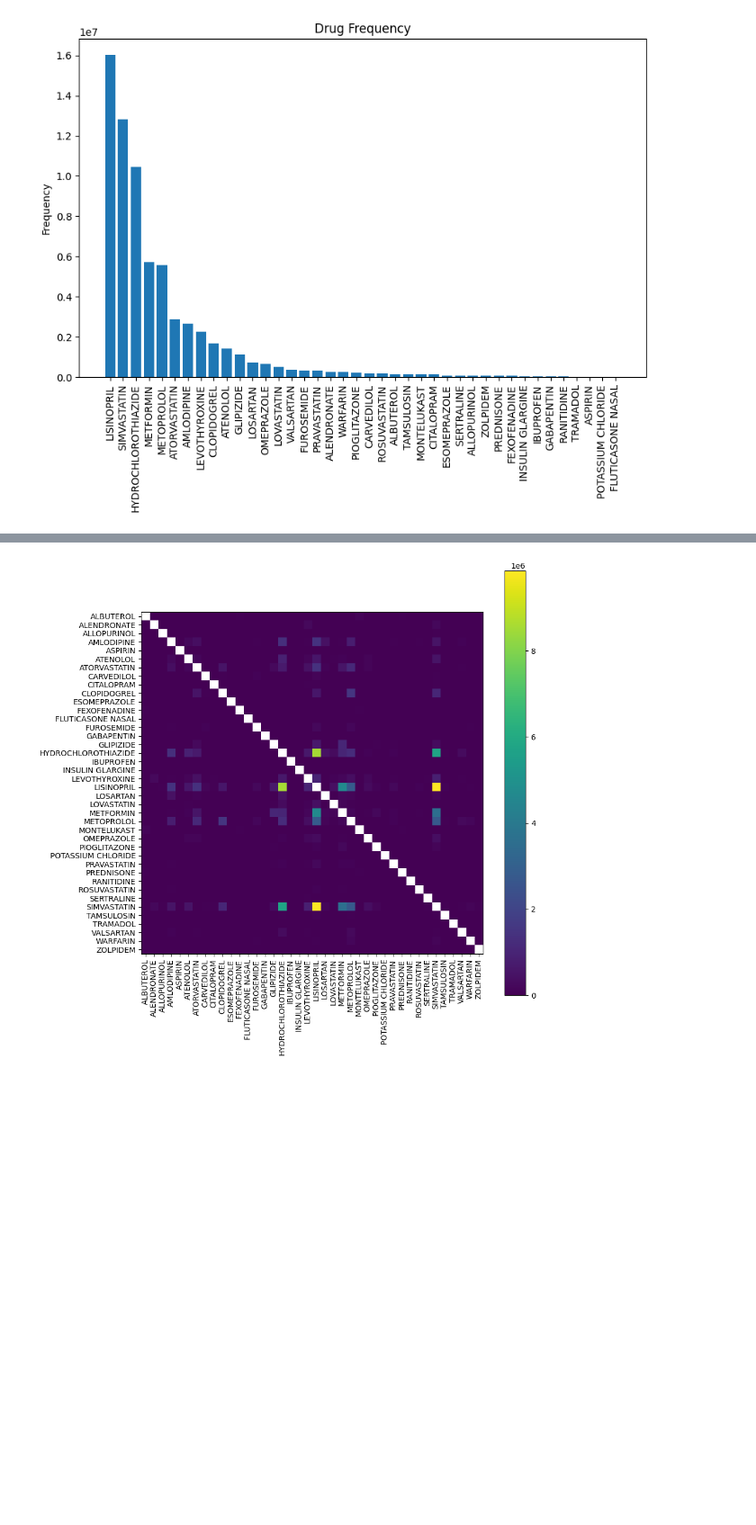
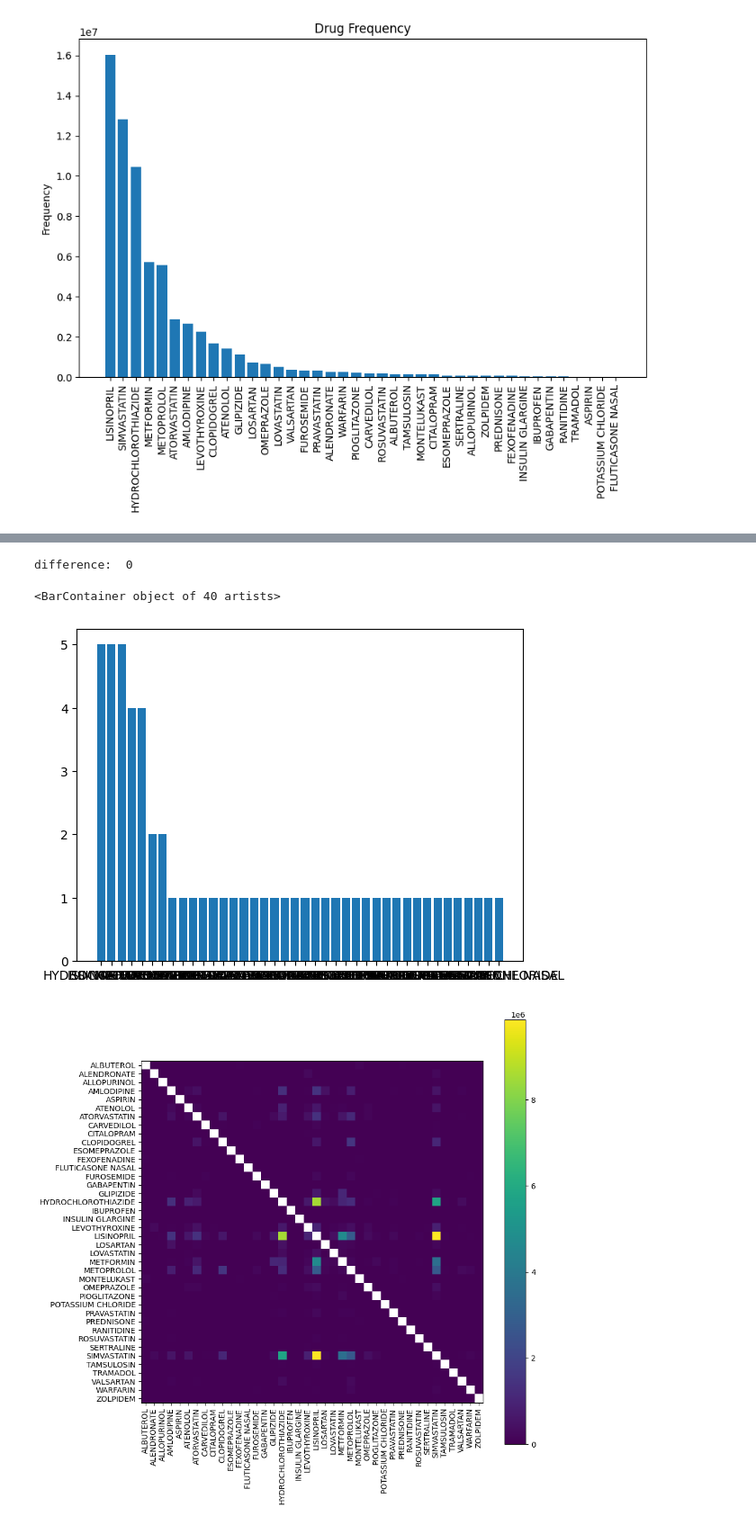
Before and after one commit to carishkaa/diplomka, a Jupyter notebook: 14_05_2024.ipynb, the cells around one changed output, grey strips where cells are left out. Shown at 90% size. Cells and saved outputs as stored; diff of their text form; code cells hidden in the pictures; blank space fills up the shorter version.

Commit message:
add for 60 machines

```diff
--- a/14_05_2024.ipynb
+++ b/14_05_2024.ipynb
@@ -392,12 +364,20 @@ def get_machine_frequences(total_number_of_machines, max_number_of_machines_per_
     total_freq = sum(barplot_freq_of_drug_sorted)
     for i in range(40):
         machines[i] = int(barplot_freq_of_drug_sorted[i] / total_freq * total_number_of_machines)
-        # if machines[i] > max_number_of_machines_per_drug:
-        #     machines[i] = max_number_of_machines_per_drug
+        if machines[i] > max_number_of_machines_per_drug:
+            machines[i] = max_number_of_machines_per_drug
         if machines[i] == 0:
             machines[i] = 1
 
+    while sum(machines) > total_number_of_machines:
+        argmax_idx = machines.__len__() - np.argmax(machines[::-1]) - 1
+        machines[argmax_idx] -= 1
+        # print('argmax_idx: ', argmax_idx, np.argmax(machines[::-1]))
+        # plt.bar(all_40_drugs_sorted, machines)
+        # plt.show()
+
     difference = total_number_of_machines - sum(machines)
+    print('difference: ', difference)
     # if
     return machines
 # %%
@@ -409,3 +411,10 @@ sum(get_machine_frequences(60, 10, barplot_freq_of_drug_sorted))
+# %%
+plottt = get_machine_frequences(60, 10, barplot_freq_of_drug_sorted)
+plt.bar(all_40_drugs_sorted, plottt)
+# %% [output]
+difference:  0
+<BarContainer object of 40 artists>
+[figure, added]
 # %%
 heatmap = np.zeros((40, 40))
 for i in data.iterrows():
```
Also changed, not shown: parts of 13 cells of this notebook, 4 other files.
